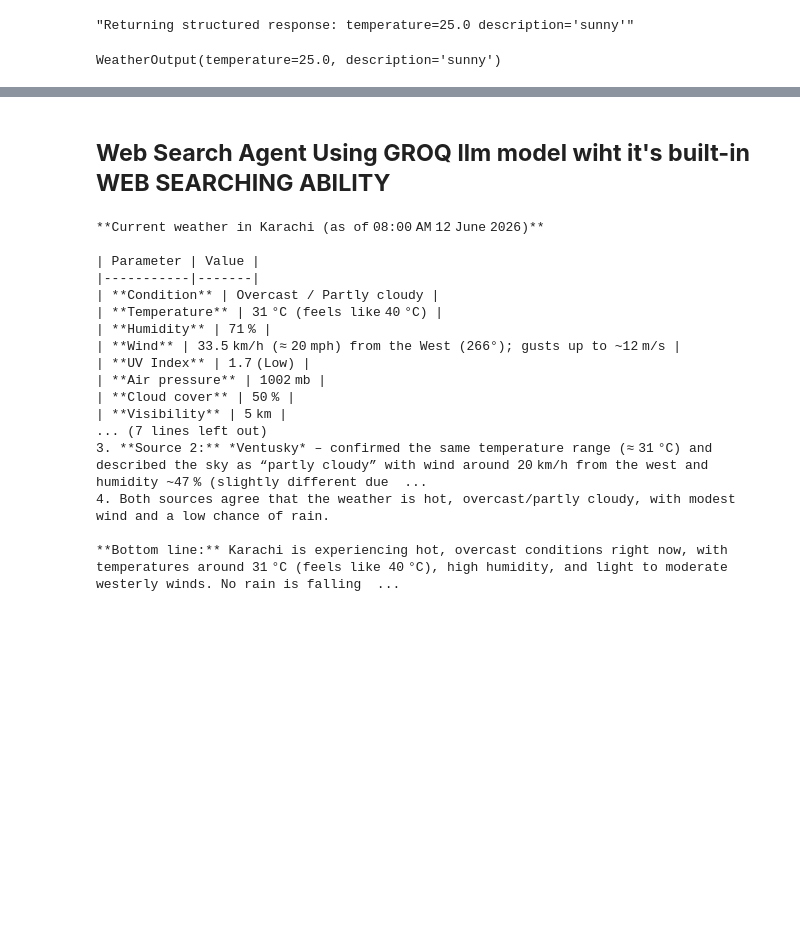
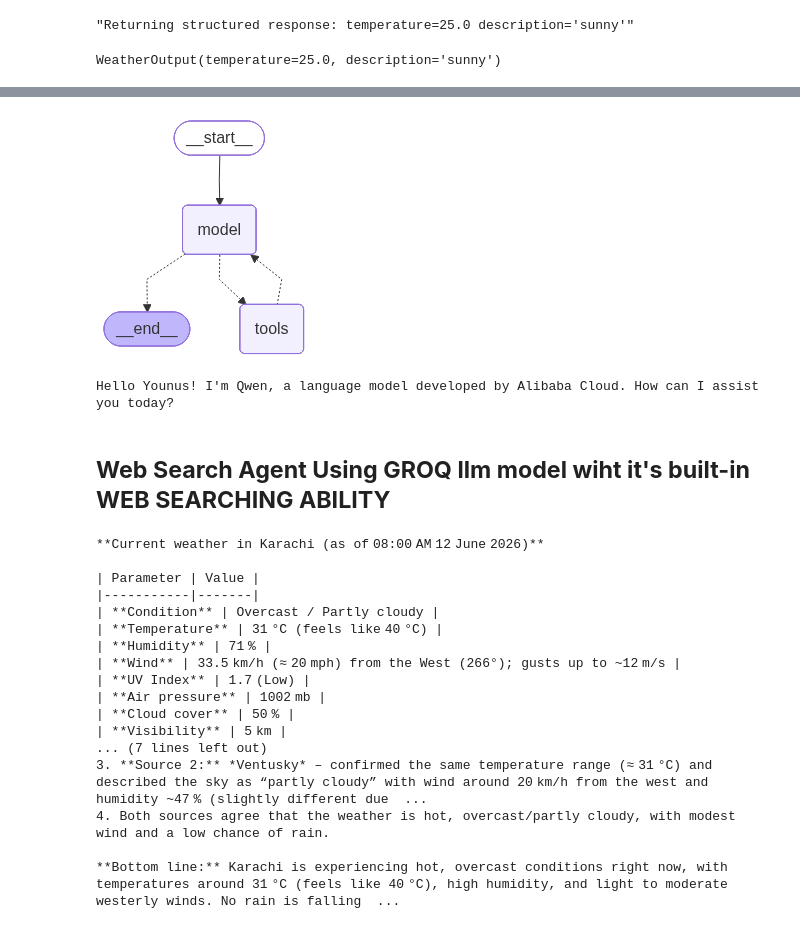
Before and after one commit to MYounus-Codes/complete-agentic-ai, a Jupyter notebook: 1_Langchain/01_langchainintro.ipynb, the cells around one changed output, grey strips where cells are left out. Drawn from its saved outputs; the diff is of its cells as text; code cells hidden in the pictures; blank space fills up the shorter version.

```diff
--- a/1_Langchain/01_langchainintro.ipynb
+++ b/1_Langchain/01_langchainintro.ipynb
@@ -47,3 +81,32 @@ WeatherOutput(temperature=25.0, description='sunny')
+# %%
+## More configurations can be added as needed, such as tools, response format, etc.'
+
+## Don't confuse, we will deep dive into tools and response formats in the upcoming sections. For now, let's just see how we can add a simple tool to our agent.
+from langchain.tools import tool
+
+@tool
+def get_weather(location: str) -> str:
+    """A mock function to get weather information for a given location."""
+    return f"The weather in {location} is sunny with a high of 25°C."
+
+agent = create_agent(
+    name = "AssistantAgent",
+    model = ChatGroq(model="qwen/qwen3-32b"),
+    system_prompt = "You are a helpful assistant.",
+    tools = [get_weather],
+    # response_format = WeatherOutput,
+)
+
+agent
+# %% [output]
+[figure, added]
+# %%
+## Getting response from the agent
+
+response = agent.invoke({"messages":[{"role": "user", "content": "Hi! My name is Younus, What can i call you?"}]})
+print(response["messages"][-1].content)
+# %% [output]
+Hello Younus! I'm Qwen, a language model developed by Alibaba Cloud. How can I assist you today?
 # %% [markdown]
 ## **Web Search Agent Using GROQ llm model wiht it's built-in WEB SEARCHING ABILITY**
 # %%
```
Also changed, not shown: parts of 3 cells of this notebook.
